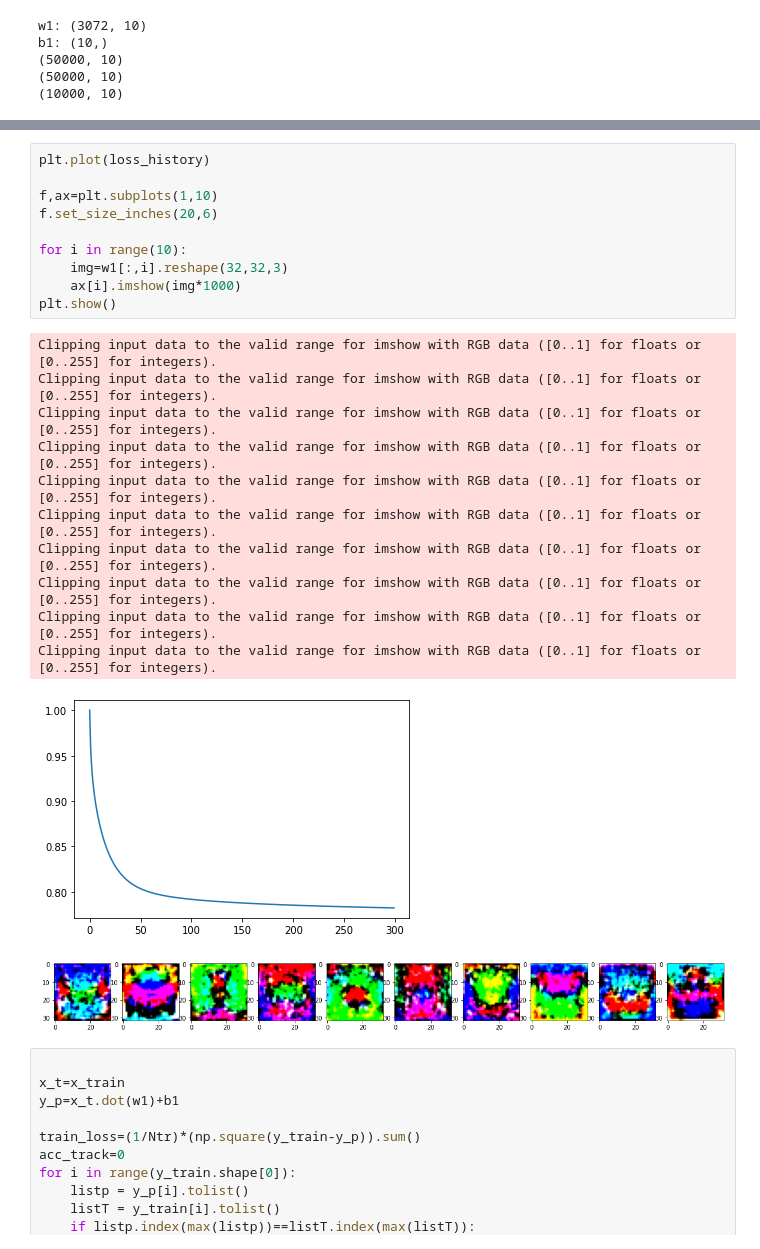
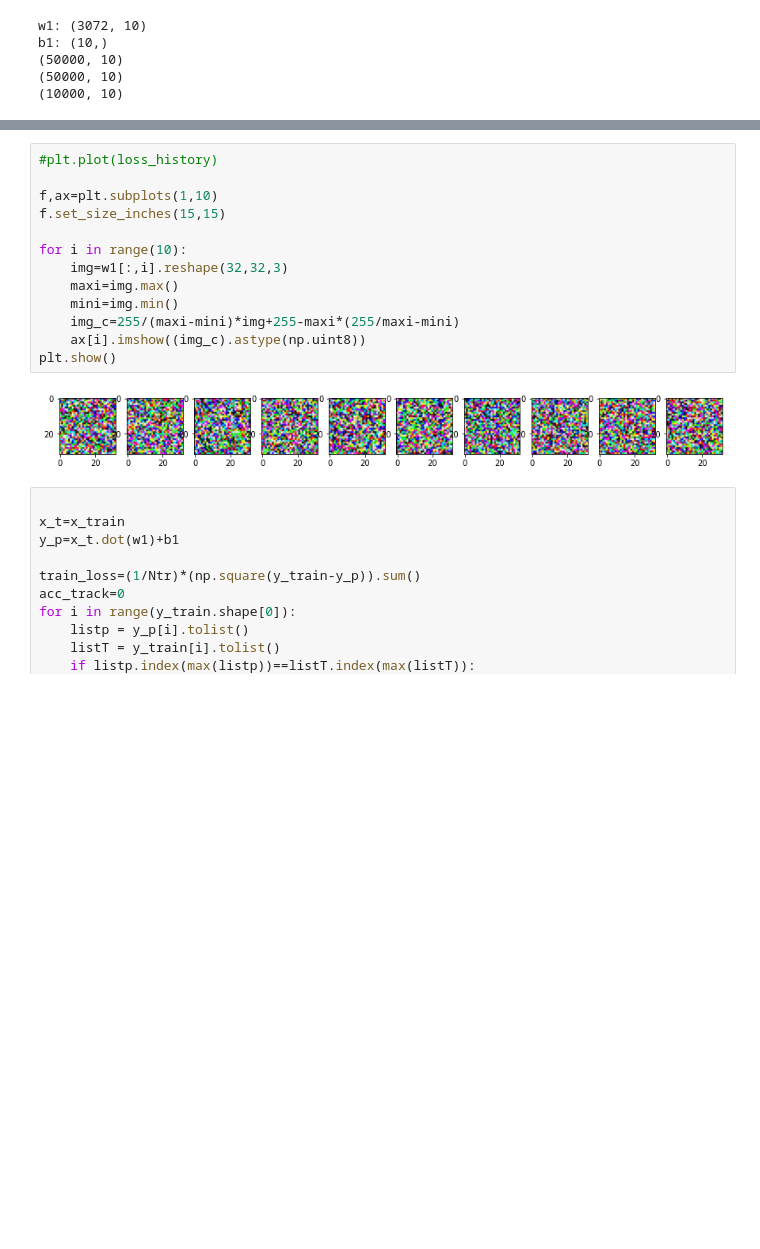
Before and after one commit to Dileesha747/ImageProcessing_1, a Jupyter notebook: assgn1.ipynb, the cells around one changed output, grey strips where cells are left out. Saved outputs shown, nothing was run; the diff lists cells and outputs as text; blank space fills up the shorter version.

```diff
--- a/assgn1.ipynb
+++ b/assgn1.ipynb
@@ -197,28 +194,20 @@ iteration 285 : loss 0.782674
 iteration 290 : loss 0.782552
 iteration 295 : loss 0.782433
 # %%
-plt.plot(loss_history)
+#plt.plot(loss_history)
 
 f,ax=plt.subplots(1,10)
-f.set_size_inches(20,6)
+f.set_size_inches(15,15)
 
 for i in range(10):
     img=w1[:,i].reshape(32,32,3)
-    ax[i].imshow(img*1000)
+    maxi=img.max()
+    mini=img.min()
+    img_c=255/(maxi-mini)*img+255-maxi*(255/maxi-mini)
+    ax[i].imshow((img_c).astype(np.uint8))
 plt.show()
 # %% [output]
-Clipping input data to the valid range for imshow with RGB data ([0..1] for floats or [0..255] for integers).
-Clipping input data to the valid range for imshow with RGB data ([0..1] for floats or [0..255] for integers).
-Clipping input data to the valid range for imshow with RGB data ([0..1] for floats or [0..255] for integers).
-Clipping input data to the valid range for imshow with RGB data ([0..1] for floats or [0..255] for integers).
-Clipping input data to the valid range for imshow with RGB data ([0..1] for floats or [0..255] for integers).
-Clipping input data to the valid range for imshow with RGB data ([0..1] for floats or [0..255] for integers).
-Clipping input data to the valid range for imshow with RGB data ([0..1] for floats or [0..255] for integers).
-Clipping input data to the valid range for imshow with RGB data ([0..1] for floats or [0..255] for integers).
-Clipping input data to the valid range for imshow with RGB data ([0..1] for floats or [0..255] for integers).
-Clipping input data to the valid range for imshow with RGB data ([0..1] for floats or [0..255] for integers).
-[figure, old version]
+[figure, new version]
-[figure, removed]
 # %%
 
 x_t=x_train
```
Also changed, not shown: parts of 5 cells of this notebook.
